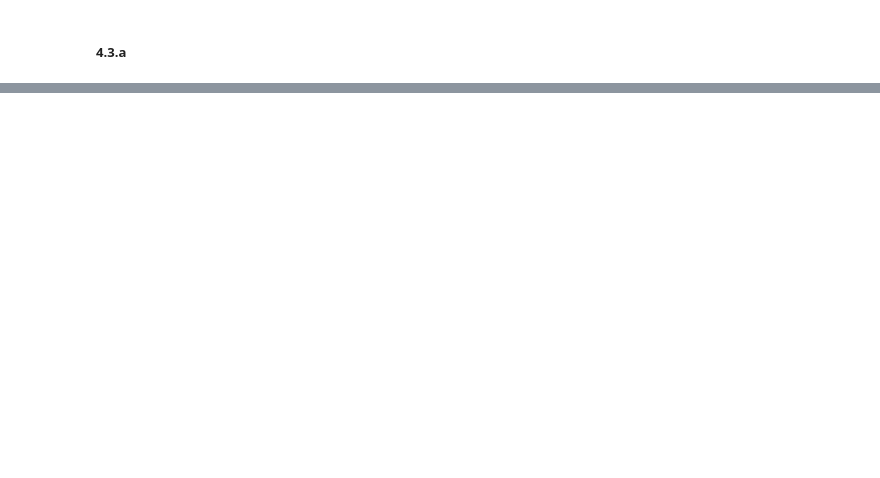
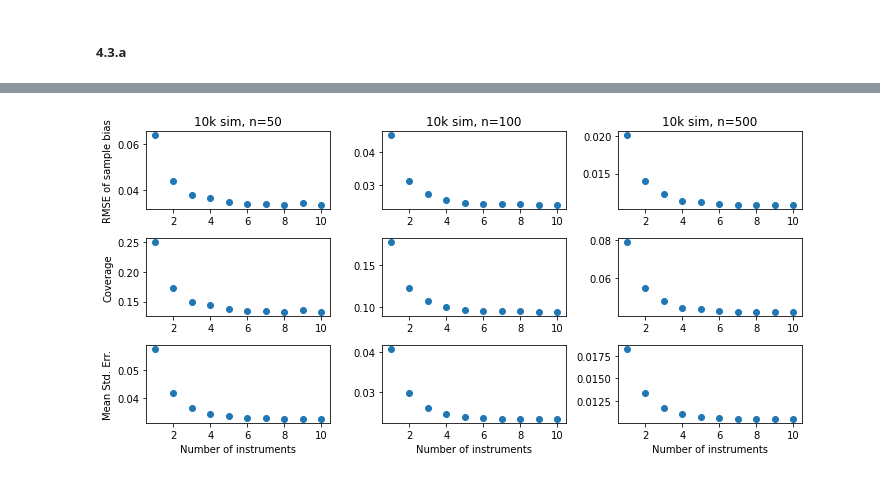
Before and after one commit to skjorlien/ARE212_ProblemSets, a Jupyter notebook: PS2/code/Q4_notebook.ipynb, the cells around one changed output, grey strips where cells are left out. Drawn from its saved outputs; the diff is of its cells as text; code cells hidden in the pictures; blank space fills up the shorter version.

```diff
--- a/PS2/code/Q4_notebook.ipynb
+++ b/PS2/code/Q4_notebook.ipynb
@@ -125,0 +175,40 @@ print(coverage)
+# %%
+import time
+n_list= [50, 100, 500]
+beta  = 1
+N     = 10
+L     = range(1, N+1)
+K     = 10000
+
+rmse, mean_se, coverage = run_many_instruments_monte_carlo(n_list, beta, N, L, K)
+
+fig, ax = plt.subplots(3, 3, figsize=(10, 5))
+ax = ax.reshape(-1)
+
+ax[0].scatter(L, rmse[:,0])
+ax[1].scatter(L, rmse[:,1])
+ax[2].scatter(L, rmse[:,2])
+
+ax[3].scatter(L, coverage[:,0])
+ax[4].scatter(L, coverage[:,1])
+ax[5].scatter(L, coverage[:,2])
+
+ax[6].scatter(L, mean_se[:,0])
+ax[7].scatter(L, mean_se[:,1])
+ax[8].scatter(L, mean_se[:,2])
+
+ax[0].set_ylabel("RMSE of sample bias")
+ax[3].set_ylabel("Coverage")
+ax[6].set_ylabel("Mean Std. Err.")
+
+ax[0].set_title("10k sim, n={}".format(n_list[0]))
+ax[1].set_title("10k sim, n={}".format(n_list[1]))
+ax[2].set_title("10k sim, n={}".format(n_list[2]))
+
+ax[6].set_xlabel("Number of instruments")
+ax[7].set_xlabel("Number of instruments")
+ax[8].set_xlabel("Number of instruments")
+fig.tight_layout()
+plt.show()
+# %% [output]
+[figure, added]
```
Also changed, not shown: parts of 6 cells of this notebook, 1 other file.
